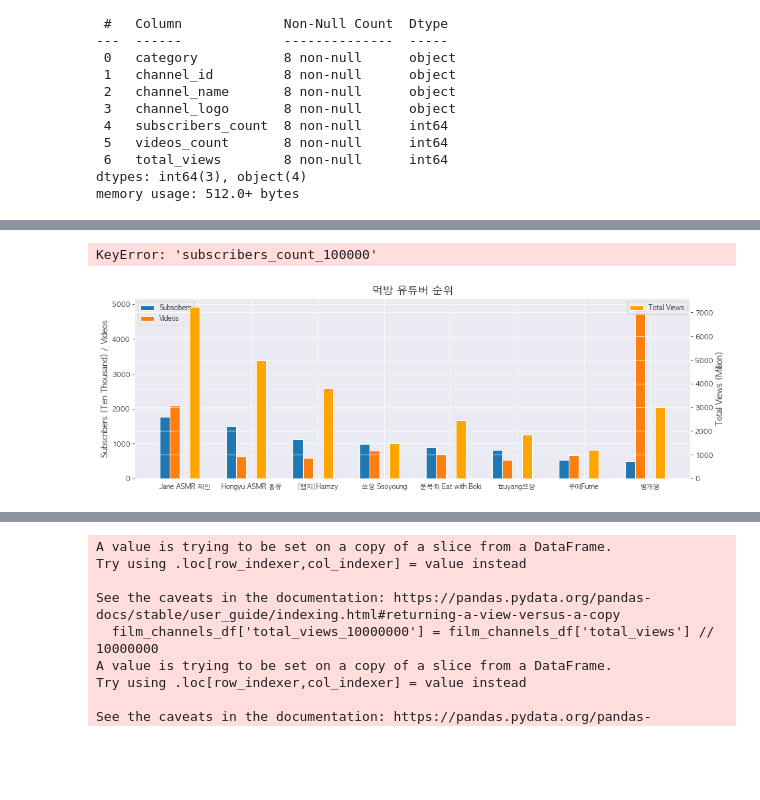
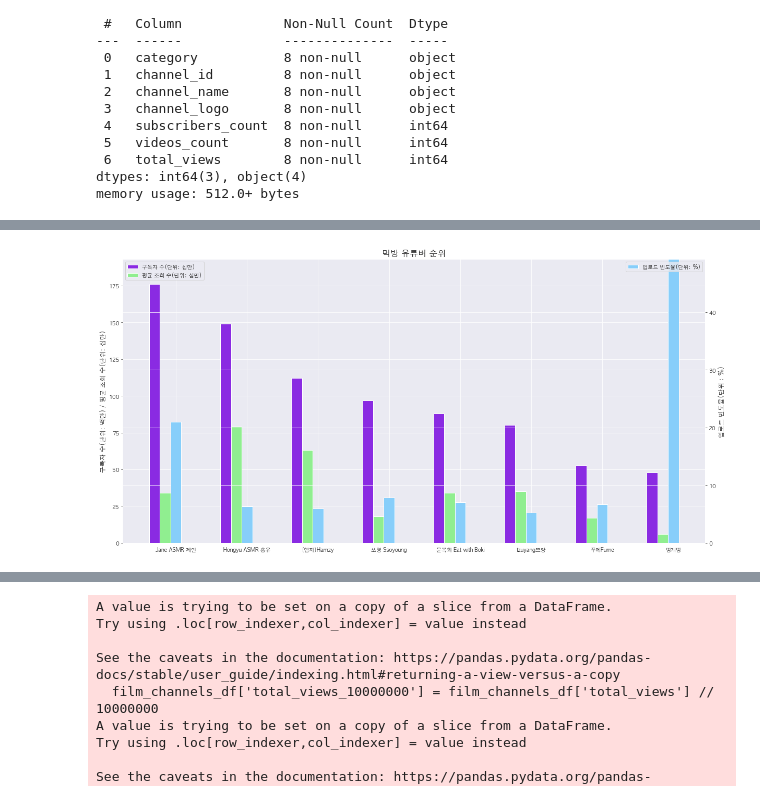
Before and after one commit to DEVCOURSE-TEAM-04-02/youtube_api, a Jupyter notebook: soyeon/visualize_youtube_data.ipynb, the cells around one changed output, grey strips where cells are left out. Saved outputs shown, nothing was run; the diff lists cells and outputs as text; code cells hidden in the pictures; blank space fills up the shorter version.

```diff
--- a/soyeon/visualize_youtube_data.ipynb
+++ b/soyeon/visualize_youtube_data.ipynb
@@ -750,0 +756,4 @@ memory usage: 512.0+ bytes
+# %%
+channel_df = pd.read_csv('./../src/TB_CHANNEL_INFO.csv', encoding='utf-8', index_col=0)
+
+channel_df
@@ -750,0 +789,13 @@ memory usage: 512.0+ bytes
+# %%
+mukbang_channels_df = channel_df[channel_df['category'] == 'MUKBANG']
+
+# 총 조회수 / 총 비디오 개수
+mukbang_channels_df['total_views_per_videos'] = (mukbang_channels_df['total_views'] // mukbang_channels_df['videos_count']) // 100000
+
+# 구독자 수 / 십만
+mukbang_channels_df['subscribers_count_100000'] = mukbang_channels_df['subscribers_count'] // 100000
+
+# 조회 수 / 십만
+mukbang_channels_df['total_views_100000'] = mukbang_channels_df['total_views'] // 100000
+
+mukbang_channels_df
@@ -751,38 +827,43 @@ memory usage: 512.0+ bytes
 # %%
-import numpy as np
 
-mukbang_channels_df = channel_df[channel_df['category'] == 'MUKBANG']
-
-mukbang_channels_df
 
 w = 0.15
 nrow = mukbang_channels_df.shape[0] # 행의 갯수
 idx = np.arange(nrow)
 
-fig, ax1 = plt.subplots(figsize = (15, 5))
+fig, ax1 = plt.subplots(figsize = (20, 10))
 
 # 첫번째 y축: Subscribers와 Videos
-ax1.bar(idx - 2 * w, mukbang_channels_df['subscribers_count'] // 10000, width = w, label='Subscibers')
-ax1.bar(idx - w, mukbang_channels_df['videos_count'], width = w, label='Videos')
-ax1.set_ylabel('Subscribers (Ten Thousand) / Videos', fontsize=12)
+ax1.bar(idx - 2 * w, mukbang_channels_df['subscribers_count_100000'], width = w, label='구독자 수(단위: 십만)', color='blueviolet')
+ax1.bar(idx - w, mukbang_channels_df['total_views_per_videos'], width = w, label='평균 조회 수(단위: 십만)', color='lightgreen')
+ax1.set_ylabel('구독자 수(단위: 백만) / 평균 조회 수(단위: 십만)', fontsize=12)
 
 # 두번째 y축: Total Views
 ax2 = ax1.twinx()
-ax2.bar(idx + w, mukbang_channels_df['total_views'] // 1000000, width = w, label='Total Views', color='orange')
-ax2.set_ylabel('Total Views (Million)', fontsize=12)
+ax2.bar(idx, mukbang_channels_df['videos_count'] / 100, width = w, label='업로드 빈도율(단위: %)', color='lightskyblue')
+ax2.set_ylabel('업로드 빈도율(단위 : %)', fontsize=12)
 
 # x축, 타이틀, 범례
 plt.xticks(idx, mukbang_channels_df['channel_name'], rotation = 30)
 plt.title('먹방 유튜버 순위', fontsize=16)
 ax1.legend(loc='upper left')
 ax2.legend(loc='upper right')
 
 # y축 범위
-ax1.set_ylim([0, max(mukbang_channels_df['subscribers_count_100000'].min(),
-                     mukbang_channels_df['videos_count'].min())])
-ax2.set_ylim([0, mukbang_channels_df['total_views_10000000'].min()])
 
+
+ax1_max = max(mukbang_channels_df['subscribers_count_100000'].max(),mukbang_channels_df['total_views_per_videos'].max())
+
+ax1_min = min(mukbang_channels_df['subscribers_count_100000'].min(),mukbang_channels_df['total_views_per_videos'].min())
+ax1_range = ax1_max - ax1_min
+ax1.set_ylim([0, ax1_max + 0.1 * ax1_range])
+
+ax2.set_ylim([0, mukbang_channels_df['videos_count'].max() / 100])
+
+plt.savefig('./../src/graph/test_graph.png',
+            facecolor='#ffffff',
+            edgecolor='black',
+            format='png', dpi=200)
 plt.show()
 # %% [output]
-KeyError: 'subscribers_count_100000'
-[figure, old version]
+[figure, new version]
```
Also changed, not shown: parts of 9 cells of this notebook, 5 other files.
